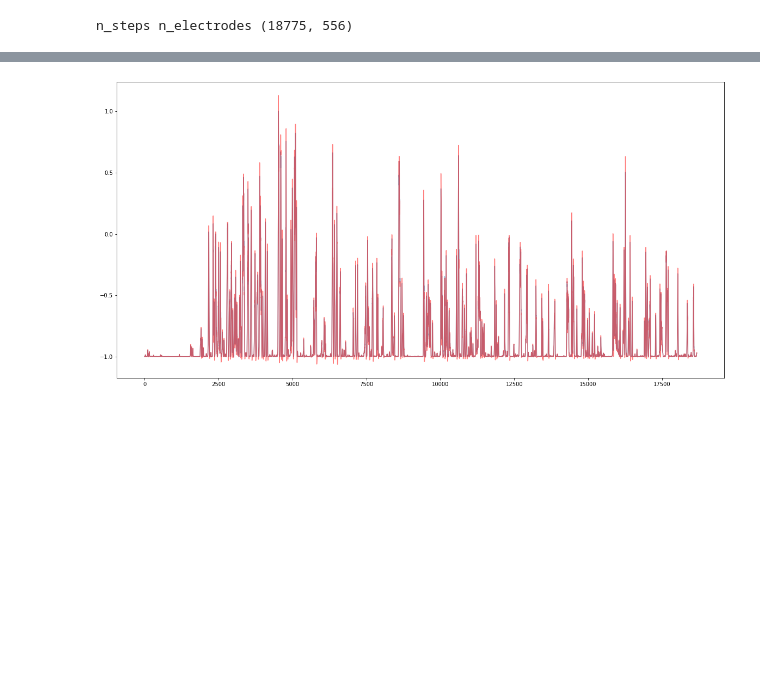
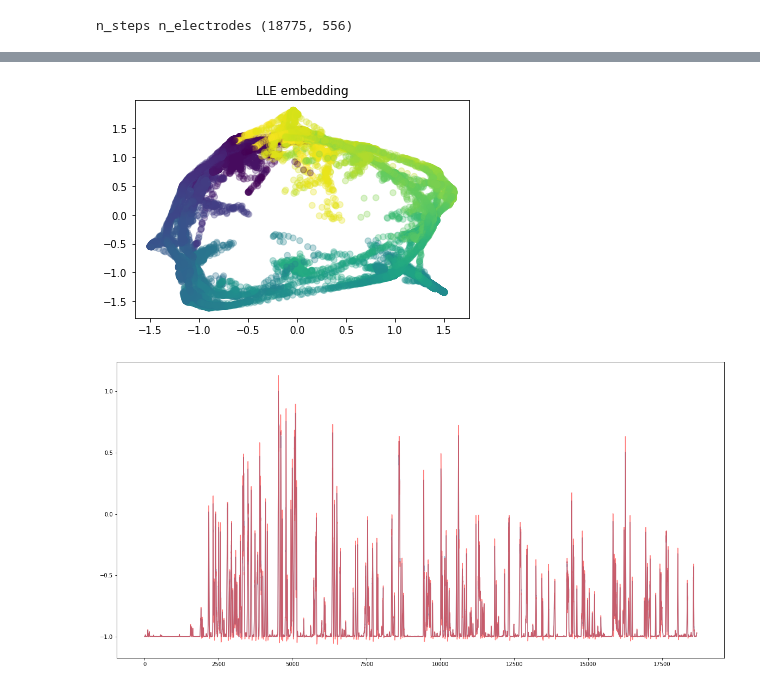
Before and after one commit to blufzzz/NeuroMice, a Jupyter notebook: RegressionFromEmbeddings.ipynb, the cells around one changed output, grey strips where cells are left out. Cells and saved outputs as stored; diff of their text form; code cells hidden in the pictures; blank space fills up the shorter version.

```diff
--- a/RegressionFromEmbeddings.ipynb
+++ b/RegressionFromEmbeddings.ipynb
@@ -64,6 +95,12 @@ from sklearn.decomposition import PCA
 from sklearn.manifold import Isomap, SpectralEmbedding as LaplacianEigenmaps
 X_le_250 = np.load('./manifold_embeddings/X10_le_nn250.npy') #LaplacianEigenmaps(n_components=10, n_neighbors=250).fit_transform(X_std)
 X_le_250_std = StandardScaler().fit_transform(X_le_250)
+# %%
+plt.scatter(X_le_250_std[:,0], X_le_250_std[:,1], alpha=0.3, c=phi)
+plt.title('LLE embedding')
+plt.show()
+# %% [output]
+[figure, added]
 # %%
 X_target_embedding = np.load('./embeddings/AE1024_dim-18_ep-700_MSE_TARGETS-xyav-signed.npy')
 X_target_embedding_std = StandardScaler().fit_transform(X_target_embedding)
```
Also changed, not shown: parts of 4 cells of this notebook, 3 other files.
